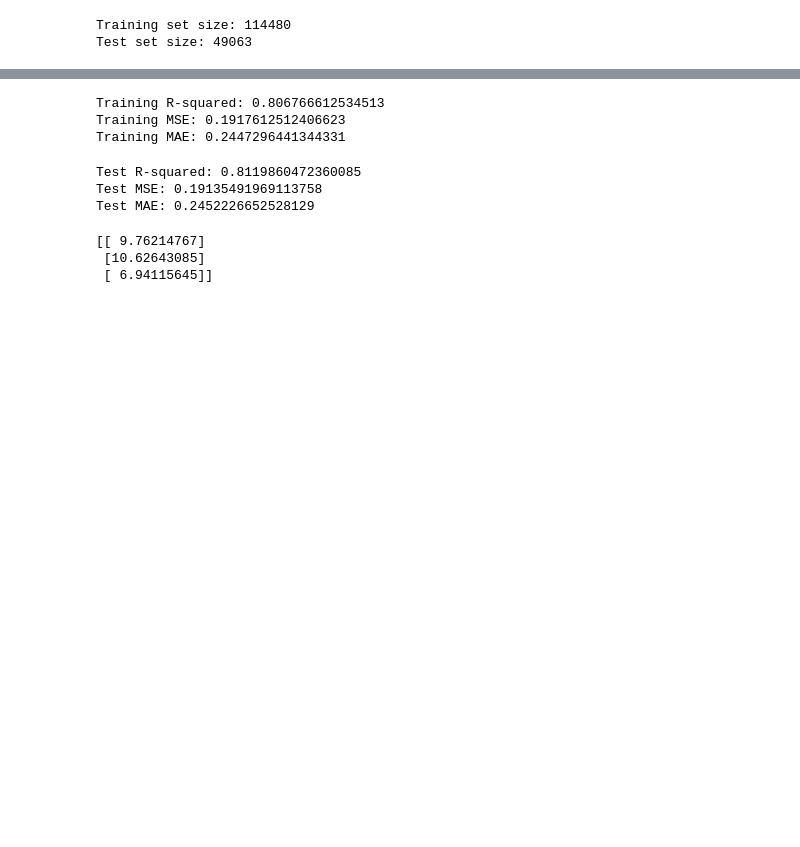
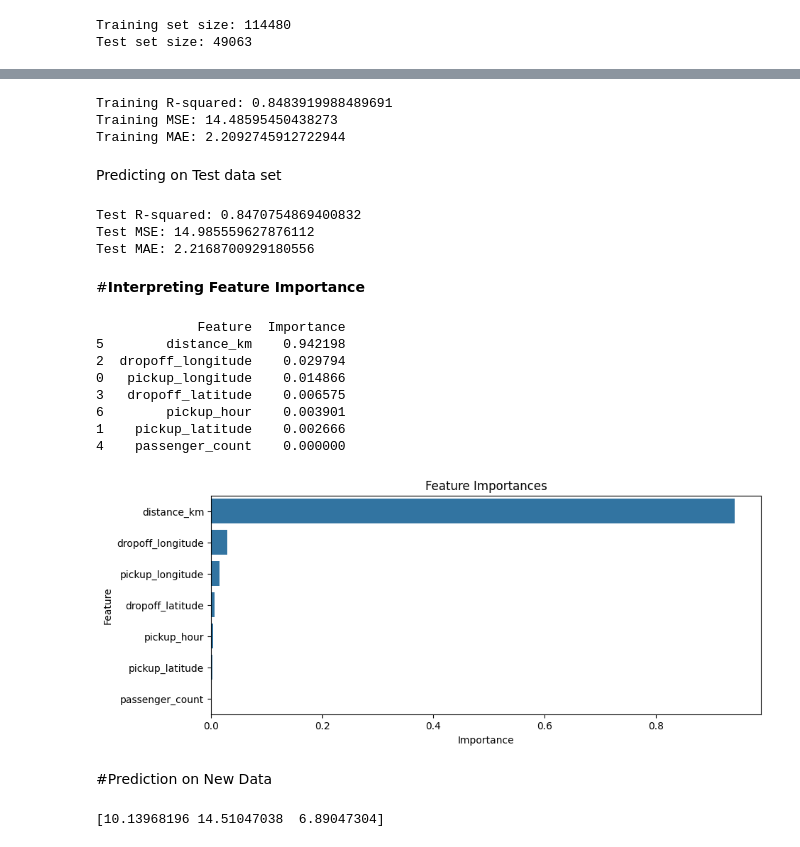
Before and after one commit to AshutoshDhungana/Fare_amount_prediction, a Jupyter notebook: TCfellowship_Ashutosh.ipynb, the cells around one changed output, grey strips where cells are left out. Saved outputs shown, nothing was run; the diff lists cells and outputs as text; code cells hidden in the pictures; blank space fills up the shorter version.

```diff
--- a/TCfellowship_Ashutosh.ipynb
+++ b/TCfellowship_Ashutosh.ipynb
@@ -454,0 +464,11 @@ df['fare_amount_scaled'] = scaler.transform(df[['fare_amount']])
+# %%
+# prompt: drop the unnamed and key column
+
+# Assuming 'key' is the name of the column you want to drop
+df.drop(['key'], axis=1, inplace=True)
+# %%
+# prompt: drop the unnamed column
+
+# Check if 'Unnamed: 0' exists before trying to drop it
+if 'Unnamed: 0' in df.columns:
+  df.drop('Unnamed: 0', axis=1, inplace=True)
@@ -538,3 +564,6 @@ y = df['fare_amount_scaled']
+# %%
+X = numerical_df.drop(['fare_amount_scaled', 'fare_amount'], axis=1)
+y = df['fare_amount']
 # %%
 X_train, X_test, y_train, y_test = train_test_split(X, y, test_size=0.3, random_state=100)
 # %%
@@ -593,9 +648,11 @@ print(f"Training R-squared: {train_r2}")
 print(f"Training MSE: {train_mse}")
 print(f"Training MAE: {train_mae}")
 # %% [output]
-Training R-squared: 0.806766612534513
-Training MSE: 0.1917612512406623
-Training MAE: 0.2447296441344331
+Training R-squared: 0.8483919988489691
+Training MSE: 14.48595450438273
+Training MAE: 2.2092745912722944
+# %% [markdown]
+Predicting on Test data set
 # %%
 # Predictions on test set
 y_test_pred = gb_model.predict(X_test)
@@ -609,6 +666,6 @@ print(f"Test R-squared: {test_r2}")
 print(f"Test MSE: {test_mse}")
 print(f"Test MAE: {test_mae}")
 # %% [output]
-Test R-squared: 0.8119860472360085
-Test MSE: 0.19135491969113758
-Test MAE: 0.2452226652528129
+Test R-squared: 0.8470754869400832
+Test MSE: 14.985559627876112
+Test MAE: 2.2168700929180556
@@ -620,0 +672,32 @@ new_data = pd.DataFrame({
+# %% [markdown]
+#**Interpreting Feature Importance**
+# %%
+# prompt: feature importances of a gradient boost regressor model
+
+# Get feature importances
+feature_importances = gb_model.feature_importances_
+
+# Create a DataFrame to visualize feature importances
+feature_importance_df = pd.DataFrame({'Feature': X.columns, 'Importance': feature_importances})
+feature_importance_df = feature_importance_df.sort_values(by='Importance', ascending=False)
+
+# Print the feature importances
+print(feature_importance_df)
+
+# Visualize feature importances
+plt.figure(figsize=(10, 4))
+sns.barplot(x='Importance', y='Feature', data=feature_importance_df)
+plt.title('Feature Importances')
+plt.show()
+# %% [output]
+             Feature  Importance
+5        distance_km    0.942198
+2  dropoff_longitude    0.029794
+0   pickup_longitude    0.014866
+3   dropoff_latitude    0.006575
+6        pickup_hour    0.003901
+1    pickup_latitude    0.002666
+4    passenger_count    0.000000
+[figure, added]
+# %% [markdown]
+#Prediction on New Data
@@ -621,11 +714,16 @@ new_data = pd.DataFrame({
 # %%
+# Get the feature names used during training
+original_feature_names = gb_model.feature_names_in_
+
+# Ensure new_data has the same feature names in the same order
+new_data = new_data[original_feature_names]
+
+# Now you can predict
 new_predictions = gb_model.predict(new_data)
 
-# Reverse the scaling to get the actual fare amount predictions
-new_predictions_original_scale = scaler.inverse_transform(new_predictions.reshape(-1, 1))
+# Reverse the scaling to get the actual fare amount predictions (if applicable)
+# new_predictions_original_scale = scaler.inverse_transform(new_predictions.reshape(-1, 1))
 
-print(new_predictions_original_scale)
+print(new_predictions)
 # %% [output]
-[[ 9.76214767]
- [10.62643085]
- [ 6.94115645]]
+[10.13968196 14.51047038  6.89047304]
```
Also changed, not shown: parts of 17 cells of this notebook.
